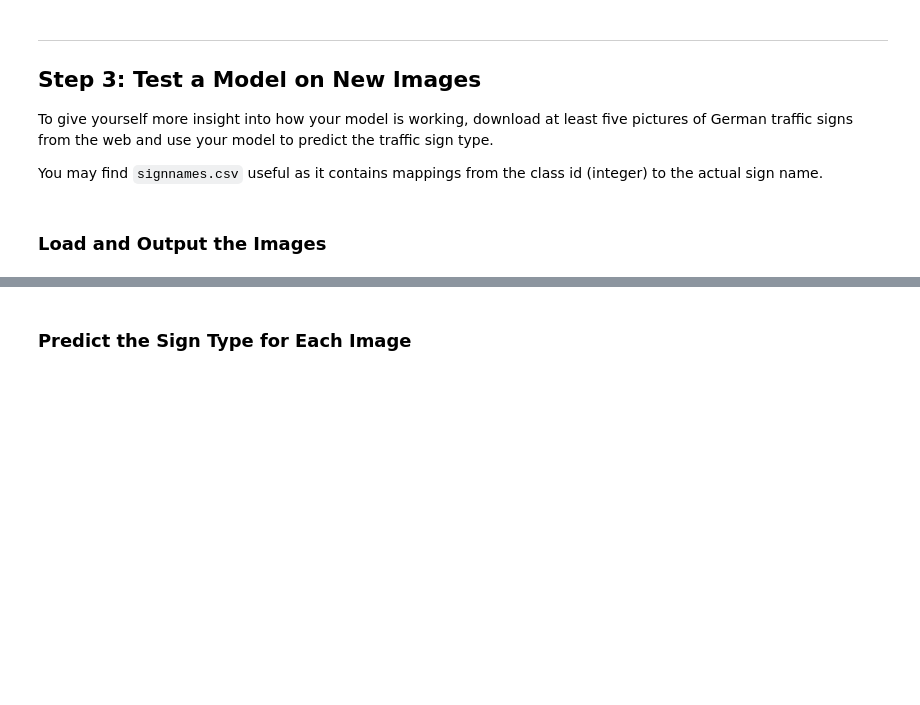
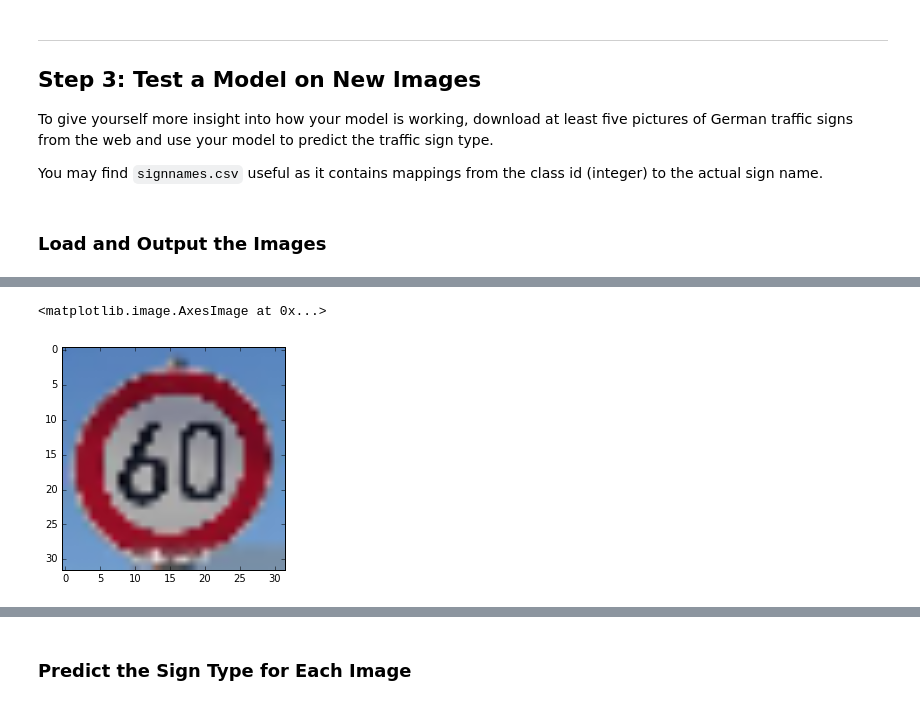
Before and after one commit to yifenghuang/Traffic_Sign_Classifier, a Jupyter notebook: Traffic_Sign_Classifier.ipynb, the cells around one changed output, grey strips where cells are left out. Cells and saved outputs as stored; diff of their text form; code cells hidden in the pictures; blank space fills up the shorter version.

```diff
--- a/Traffic_Sign_Classifier.ipynb
+++ b/Traffic_Sign_Classifier.ipynb
@@ -344,0 +387,5 @@ Test Accuracy = 0.898
+# %%
+plt.imshow(cropsor[2])
+# %% [output]
+<matplotlib.image.AxesImage at 0x...>
+[figure, added]
```
Also changed, not shown: parts of 14 cells of this notebook, 15 other files.
